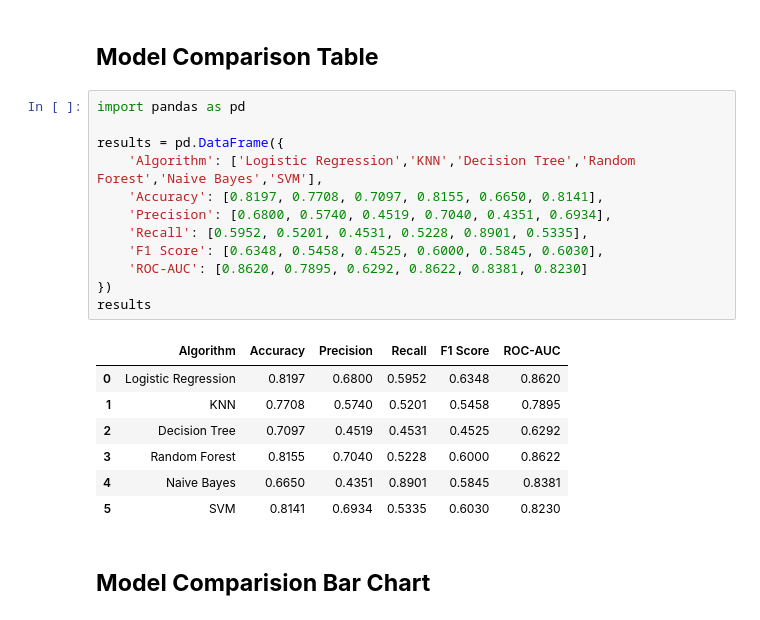
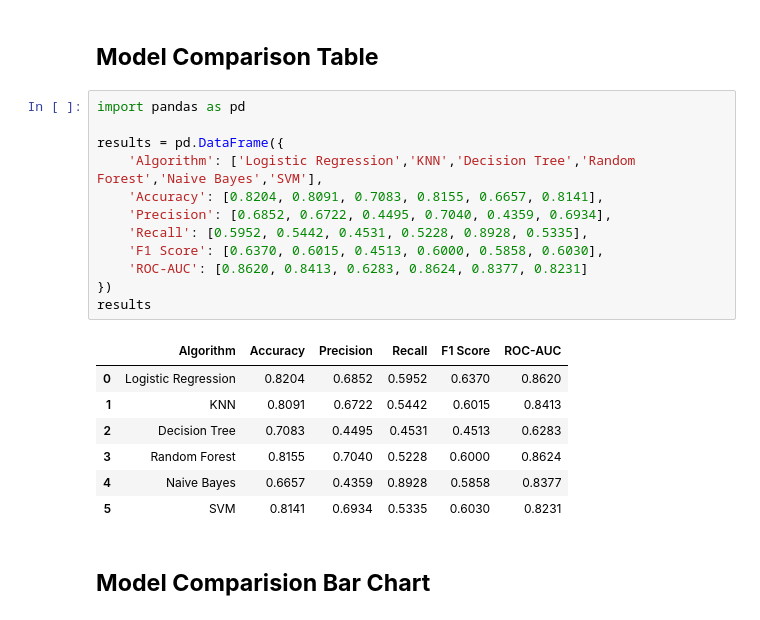
Before and after one commit to sahal-cm/Customer_Churn_Prediction, a Jupyter notebook: project_Classification.ipynb, the cells around one changed output. Cells and saved outputs as stored; diff of their text form.

```diff
--- a/project_Classification.ipynb
+++ b/project_Classification.ipynb
@@ -753,23 +755,23 @@ Confusion Matrix
 # %%
 import pandas as pd
 
 results = pd.DataFrame({
     'Algorithm': ['Logistic Regression','KNN','Decision Tree','Random Forest','Naive Bayes','SVM'],
-    'Accuracy': [0.8197, 0.7708, 0.7097, 0.8155, 0.6650, 0.8141],
-    'Precision': [0.6800, 0.5740, 0.4519, 0.7040, 0.4351, 0.6934],
-    'Recall': [0.5952, 0.5201, 0.4531, 0.5228, 0.8901, 0.5335],
-    'F1 Score': [0.6348, 0.5458, 0.4525, 0.6000, 0.5845, 0.6030],
-    'ROC-AUC': [0.8620, 0.7895, 0.6292, 0.8622, 0.8381, 0.8230]
+    'Accuracy': [0.8204, 0.8091, 0.7083, 0.8155, 0.6657, 0.8141],
+    'Precision': [0.6852, 0.6722, 0.4495, 0.7040, 0.4359, 0.6934],
+    'Recall': [0.5952, 0.5442, 0.4531, 0.5228, 0.8928, 0.5335],
+    'F1 Score': [0.6370, 0.6015, 0.4513, 0.6000, 0.5858, 0.6030],
+    'ROC-AUC': [0.8620, 0.8413, 0.6283, 0.8624, 0.8377, 0.8231]
 })
 results
 # %% [output]
 |  | Algorithm | Accuracy | Precision | Recall | F1 Score | ROC-AUC |
-| 0 | Logistic Regression | 0.8197 | 0.6800 | 0.5952 | 0.6348 | 0.8620 |
-| 1 | KNN | 0.7708 | 0.5740 | 0.5201 | 0.5458 | 0.7895 |
-| 2 | Decision Tree | 0.7097 | 0.4519 | 0.4531 | 0.4525 | 0.6292 |
-| 3 | Random Forest | 0.8155 | 0.7040 | 0.5228 | 0.6000 | 0.8622 |
-| 4 | Naive Bayes | 0.6650 | 0.4351 | 0.8901 | 0.5845 | 0.8381 |
-| 5 | SVM | 0.8141 | 0.6934 | 0.5335 | 0.6030 | 0.8230 |
+| 0 | Logistic Regression | 0.8204 | 0.6852 | 0.5952 | 0.6370 | 0.8620 |
+| 1 | KNN | 0.8091 | 0.6722 | 0.5442 | 0.6015 | 0.8413 |
+| 2 | Decision Tree | 0.7083 | 0.4495 | 0.4531 | 0.4513 | 0.6283 |
+| 3 | Random Forest | 0.8155 | 0.7040 | 0.5228 | 0.6000 | 0.8624 |
+| 4 | Naive Bayes | 0.6657 | 0.4359 | 0.8928 | 0.5858 | 0.8377 |
+| 5 | SVM | 0.8141 | 0.6934 | 0.5335 | 0.6030 | 0.8231 |
 # %% [markdown]
 ## **Model Comparision Bar Chart**
 # %%
```
Also changed, not shown: parts of 5 cells of this notebook.
